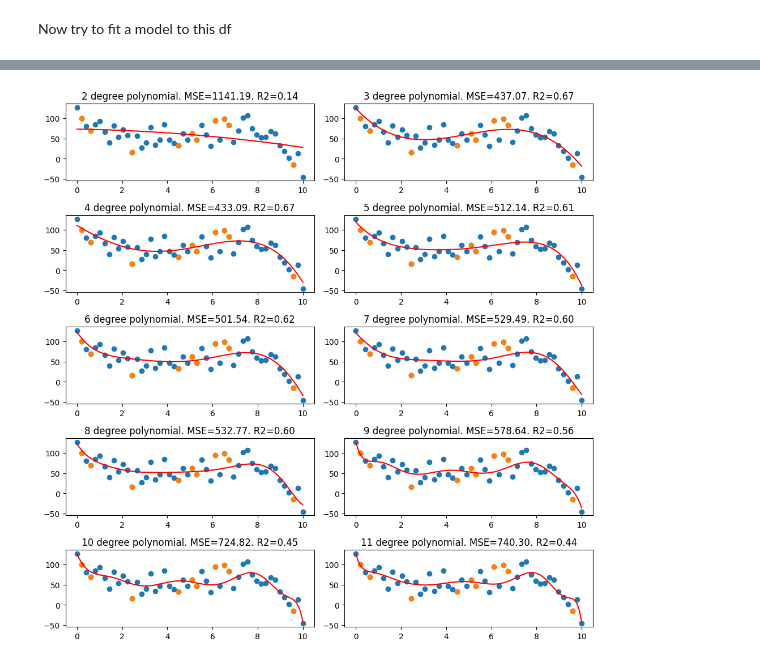
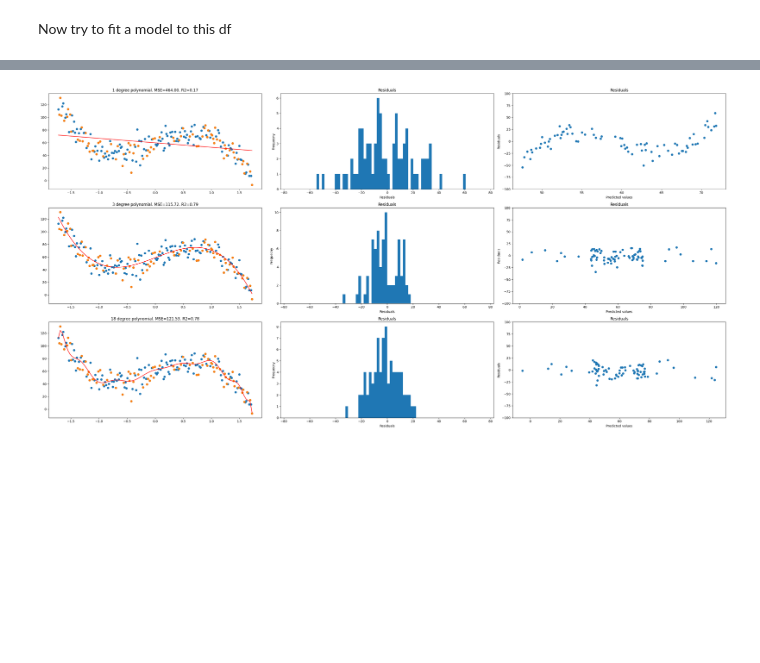
Before and after one commit to JTPiingtoh/CS109, a Jupyter notebook: poly_test.ipynb, the cells around one changed output, grey strips where cells are left out. Cells and saved outputs as stored; diff of their text form; code cells hidden in the pictures; blank space fills up the shorter version.

Commit message:
refined poly_test

```diff
--- a/poly_test.ipynb
+++ b/poly_test.ipynb
@@ -12,7 +12,7 @@ from sklearn.metrics import mean_squared_error, r2_score
 
 base_polynomial = np.polynomial.polynomial.Polynomial.fromroots((1, 6 ,8))
 
-x , y = base_polynomial.linspace(n=50, domain=(0, 10))
+x , y = base_polynomial.linspace(n=200, domain=(0, 10))
 
 y = -y + 70
 
@@ -23,11 +23,11 @@ plt.scatter(x,y)
 # %% [markdown]
 Now add random data on top
 # %%
-y += 20 * np.random.randn(y.size)
+y += 12 * np.random.randn(y.size)
 
 # replace x with integer values
 
-x = np.linspace(0, 10, 50)
+x = np.linspace(0, 10, 200)
 
 plt.scatter(x, y)
 print(x.shape)
@@ -51,6 +51,11 @@ df.head()
 Now try to fit a model to this df
 # %%
 x = df[["x"]].values
+
+#normalise x
+
+x = (x-np.mean(x)) / np.std(x)
+
 y = df["y"].values
 
 x_train, x_test, y_train, y_test = train_test_split(x, y, train_size=0.9, random_state=22)
@@ -121,49 +129,70 @@ MSE
 # %%
-x_train, x_test, y_train, y_test = train_test_split(x,y, train_size=0.8, random_state=22)
+x_train, x_test, y_train, y_test = train_test_split(x,y, train_size=0.6, random_state=22)
 
 
-degrees = range(2, 12)
+degrees = [1,3,18]
 
 
-fig, ax = plt.subplots(int(len(degrees)/2), 2, figsize= (10,10))
+fig, ax = plt.subplots(int(len(degrees)/1), 3, figsize= (30,15))
 
 ax.shape
+
+bins = np.linspace(-75,75,75)
 
 i=0
 
 for row in range(ax.shape[0]):
-    for column in range(ax.shape[1]):
 
-        degree = degrees[i]
+    degree = degrees[i]
 
-        x_poly_train = PolynomialFeatures(degree=degree).fit_transform(x_train)
-        x_poly_test = PolynomialFeatures(degree=degree).fit_transform(x_test)
+    x_poly_train = PolynomialFeatures(degree=degree).fit_transform(x_train)
+    x_poly_test = PolynomialFeatures(degree=degree).fit_transform(x_test)
 
-        polymodel = LinearRegression()
-        polymodel.fit(x_poly_train, y_train)
+    polymodel = LinearRegression()
+    polymodel.fit(x_poly_train, y_train)
 
-        y_poly_pred = polymodel.predict(x_poly_test)
+    y_poly_pred = polymodel.predict(x_poly_test)
 
-        print(polymodel.coef_)
+    idx = np.argsort(x_test[:,0])
+    x_test = x_test[idx]
+    y_test = y_test[idx]
+    y_poly_pred = y_poly_pred[idx]
 
-        idx = np.argsort(x_test[:,0])
-        x_test = x_test[idx]
-        y_test = y_test[idx]
-        y_poly_pred = y_poly_pred[idx]
+    MSE = mean_squared_error(y_test, y_poly_pred)
+    r2 = r2_score(y_test, y_poly_pred)
 
-        MSE = mean_squared_error(y_test, y_poly_pred)
-        r2 = r2_score(y_test, y_poly_pred)
+    # using linspace to create smoother lines
+    x_l = np.linspace(np.min(x), np.max(x), 100).reshape(-1, 1)
+    x_poly_l = PolynomialFeatures(degree=degree).fit_transform(x_l)
+    x_poly_pred_l = polymodel.predict(x_poly_l)
 
-        # using linspace to create smoother lines
-        x_l = np.linspace(np.min(x), np.max(x), 100).reshape(-1, 1)
-        x_poly_l = PolynomialFeatures(degree=degree).fit_transform(x_l)
-        x_poly_pred_l = polymodel.predict(x_poly_l)
+    # caluclate residuals
+    residuals = y_test - y_poly_pred
 
-        ax[row, column].scatter(x,y)
-        ax[row, column].scatter(x_test,y_test)
-        ax[row, column].plot(x_l, x_poly_pred_l, color="red")
-        ax[row, column].set_title(f"{degree} degree polynomial. MSE={MSE:.2f}. R2={r2:.2f}")
-        i+=1
+
+    ax[row, 0].scatter(x,y)
+    ax[row, 0].scatter(x_test,y_test)
+    ax[row, 0].plot(x_l, x_poly_pred_l, color="red")
+    ax[row, 0].set_title(f"{degree} degree polynomial. MSE={MSE:.2f}. R2={r2:.2f}")
+
+    # residuals hist
+    ax[row,1].hist(residuals, bins)
+    ax[row,1].set_title("Residuals")
+    ax[row,1].set_xlabel("Residuals")
+    ax[row,1].set_ylabel("Frequecny")
+
+
+
+    # residuals scatter
+    ax[row, 2].scatter(y_poly_pred, residuals)
+    ax[row, 2].set_title("Residuals")
+    ax[row, 2].set_xlabel("Predicted values")
+    ax[row, 2].set_ylabel("Residuals")
+    ax[row, 2].set_ylim(-100,100)
+
+
+
+    i+=1
 
 
 fig.tight_layout()
@@ -188 +200 @@ fig.tight_layout()
-[figure, old version]
+[figure, new version]
```
Also changed, not shown: parts of 8 cells of this notebook.
